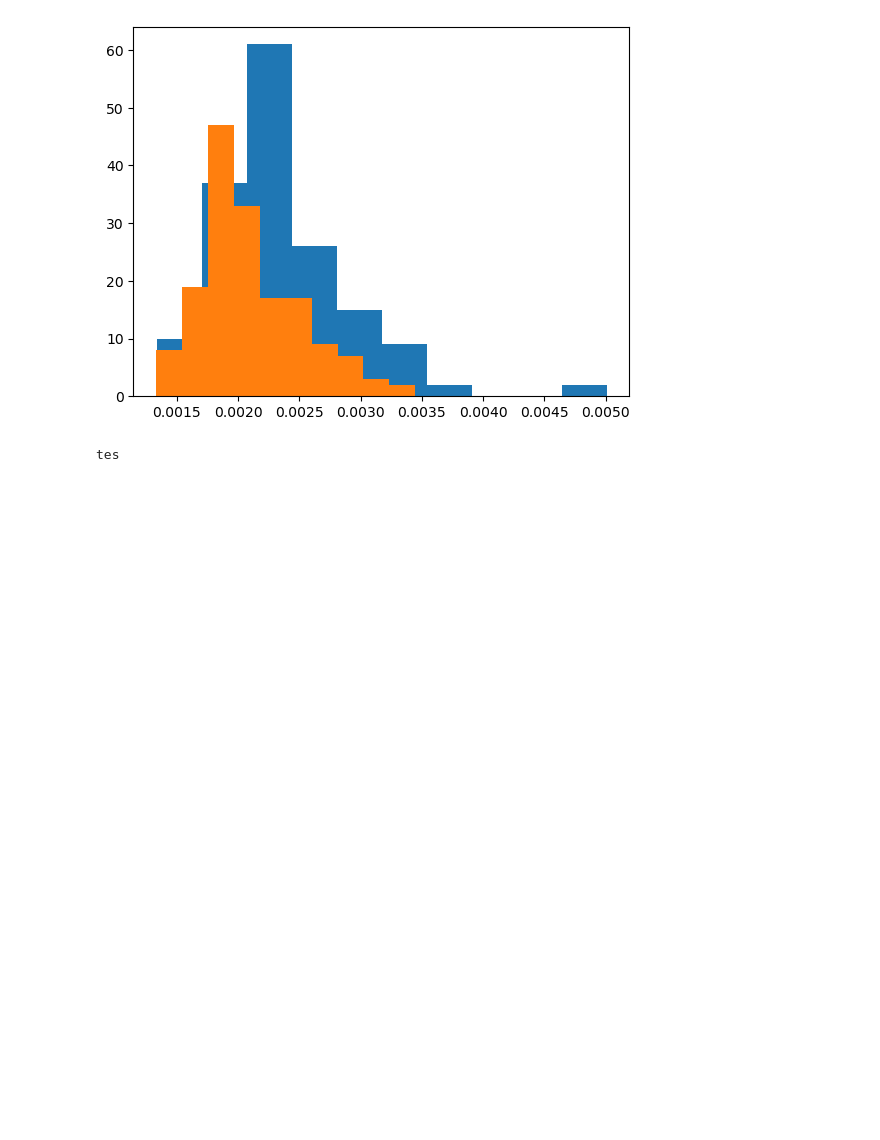
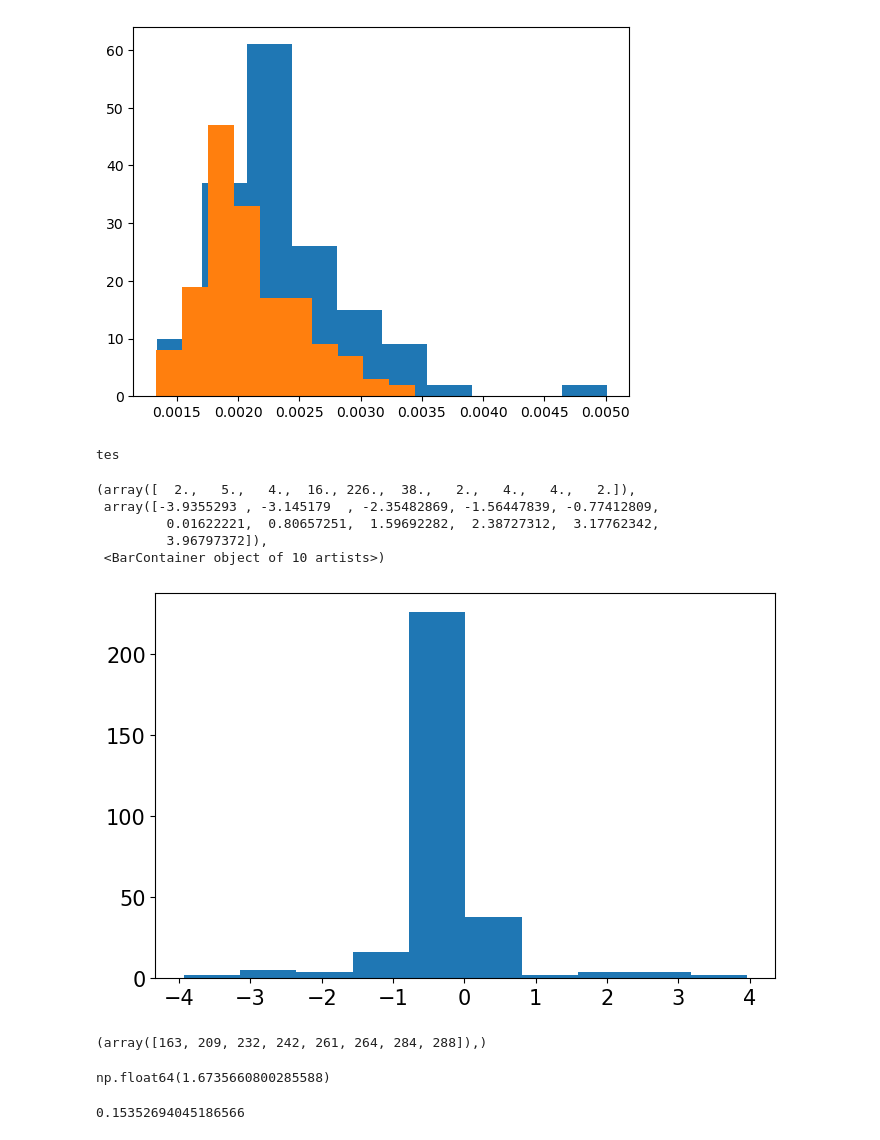
Before and after one commit to laureloneill/psf_source_localization, a Jupyter notebook: dataview.ipynb, the cells around one changed output. Saved outputs shown, nothing was run; the diff lists cells and outputs as text; code cells hidden in the pictures; blank space fills up the shorter version.

```diff
--- a/dataview.ipynb
+++ b/dataview.ipynb
@@ -212,3 +243,27 @@ print('tes')
 error = abs(xMean-list_vTheta)
 # %% [output]
 tes
+# %%
+plt.hist(angle)
+# %% [output]
+(array([  2.,   5.,   4.,  16., 226.,  38.,   2.,   4.,   4.,   2.]),
+ array([-3.9355293 , -3.145179  , -2.35482869, -1.56447839, -0.77412809,
+         0.01622221,  0.80657251,  1.59692282,  2.38727312,  3.17762342,
+         3.96797372]),
+ <BarContainer object of 10 artists>)
+[figure, added]
+# %%
+q = np.where(peakSig<=7)
+
+print(q)
+
+xfwhm[242]*60/peakSig[242] + yfwhm[242]*60/peakSig[242]
+# %% [output]
+(array([163, 209, 232, 242, 261, 264, 284, 288]),)
+np.float64(1.6735660800285588)
+# %%
+print(xfwhm[242])
+
+q[3]
+# %% [output]
+0.15352694045186566
```
Also changed, not shown: parts of 6 cells of this notebook, 19 other files.
